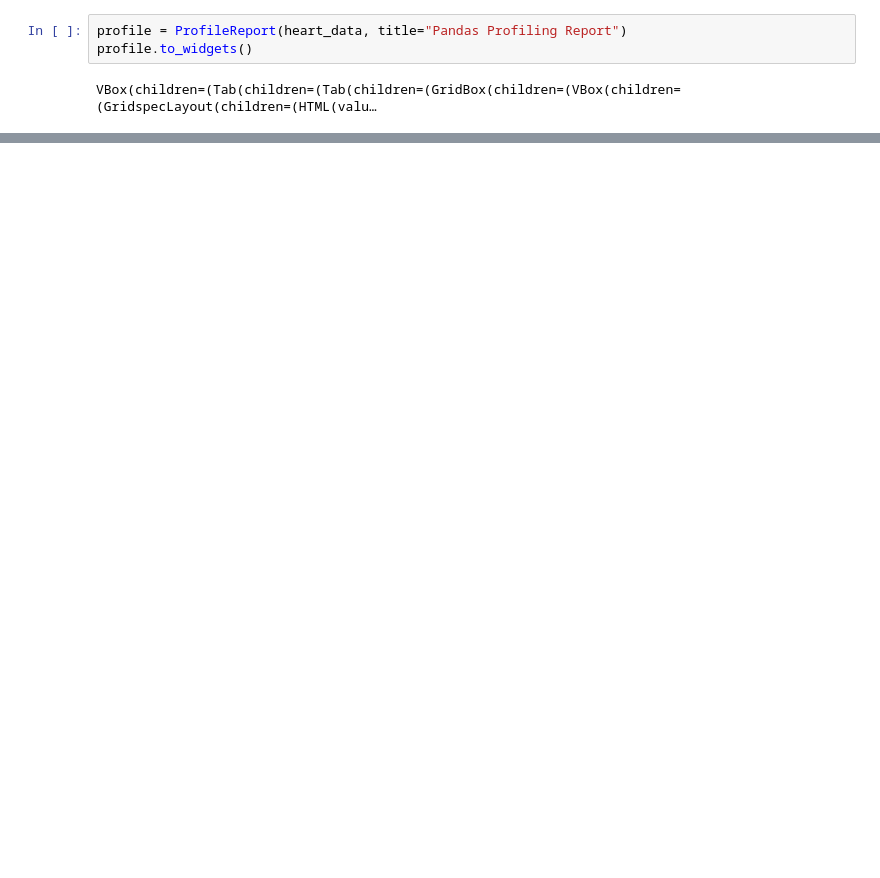
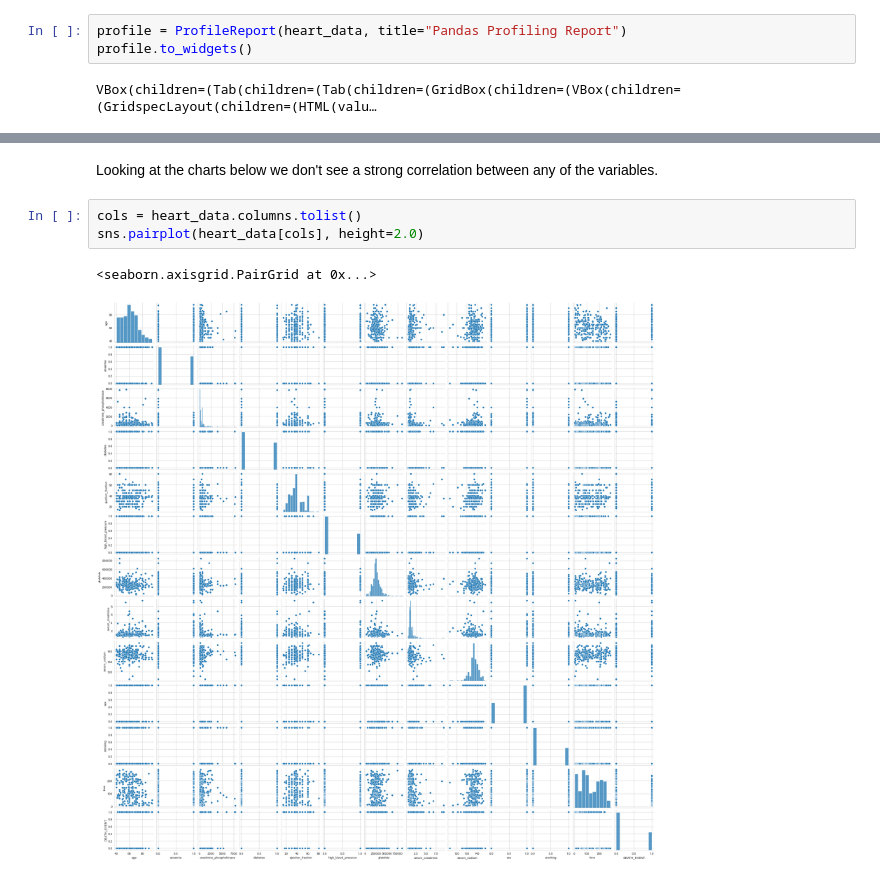
Before and after one commit to jharvey407/CapstoneTwo, a Jupyter notebook: Heart Failure Profiling.ipynb, the cells around one changed output, grey strips where cells are left out. Drawn from its saved outputs; the diff is of its cells as text; blank space fills up the shorter version.

```diff
--- a/Heart Failure Profiling.ipynb
+++ b/Heart Failure Profiling.ipynb
@@ -138,0 +157,8 @@ VBox(children=(Tab(children=(Tab(children=(GridBox(children=(VBox(children=(Grid
+# %% [markdown]
+Looking at the charts below we don't see a strong correlation between any of the variables.
+# %%
+cols = heart_data.columns.tolist()
+sns.pairplot(heart_data[cols], height=2.0)
+# %% [output]
+<seaborn.axisgrid.PairGrid at 0x...>
+[figure, added]
```
Also changed, not shown: parts of 48 cells of this notebook.
